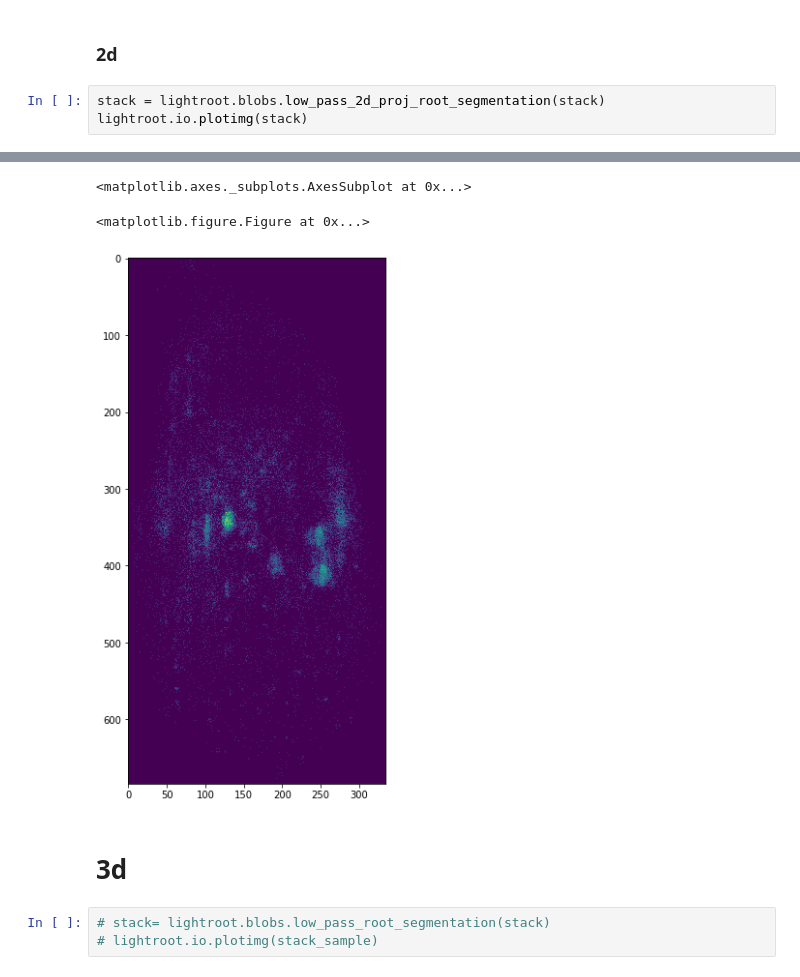
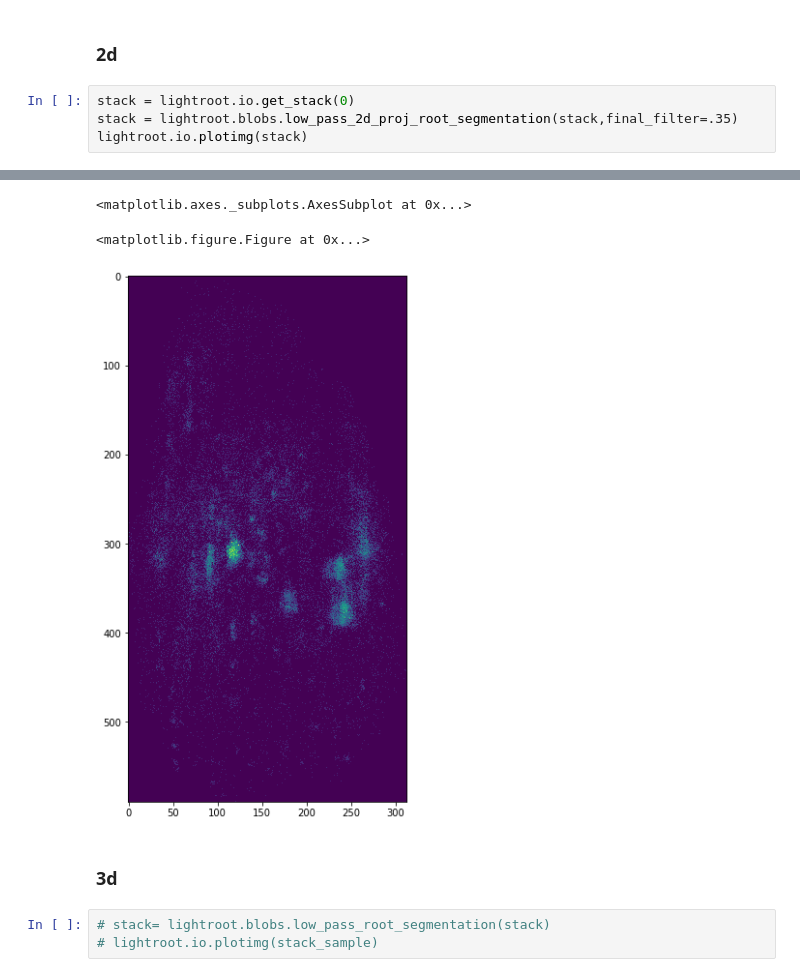
Before and after one commit to GiovanniSena/LSFM-CYCB_analysis, a Jupyter notebook: sample.ipynb, the cells around one changed output, grey strips where cells are left out. Cells and saved outputs as stored; diff of their text form.

```diff
--- a/sample.ipynb
+++ b/sample.ipynb
@@ -55,6 +39,7 @@ lightroot.process("C:/Users/mrsir/Box Sync/uncut/images/083117/149/", log_to_fil
 # %% [markdown]
 ### 2d
 # %%
-stack = lightroot.blobs.low_pass_2d_proj_root_segmentation(stack)
+stack = lightroot.io.get_stack(0)
+stack = lightroot.blobs.low_pass_2d_proj_root_segmentation(stack,final_filter=.35)
 lightroot.io.plotimg(stack)
 # %% [output]
@@ -65,8 +53,8 @@ lightroot.io.plotimg(stack)
 <matplotlib.axes._subplots.AxesSubplot at 0x...>
 <matplotlib.figure.Figure at 0x...>
-[figure, old version]
+[figure, new version]
 # %% [markdown]
-# 3d
+### 3d
 # %%
 # stack= lightroot.blobs.low_pass_root_segmentation(stack)
 # lightroot.io.plotimg(stack_sample)
```
Also changed, not shown: parts of 8 cells of this notebook, 3 other files.
